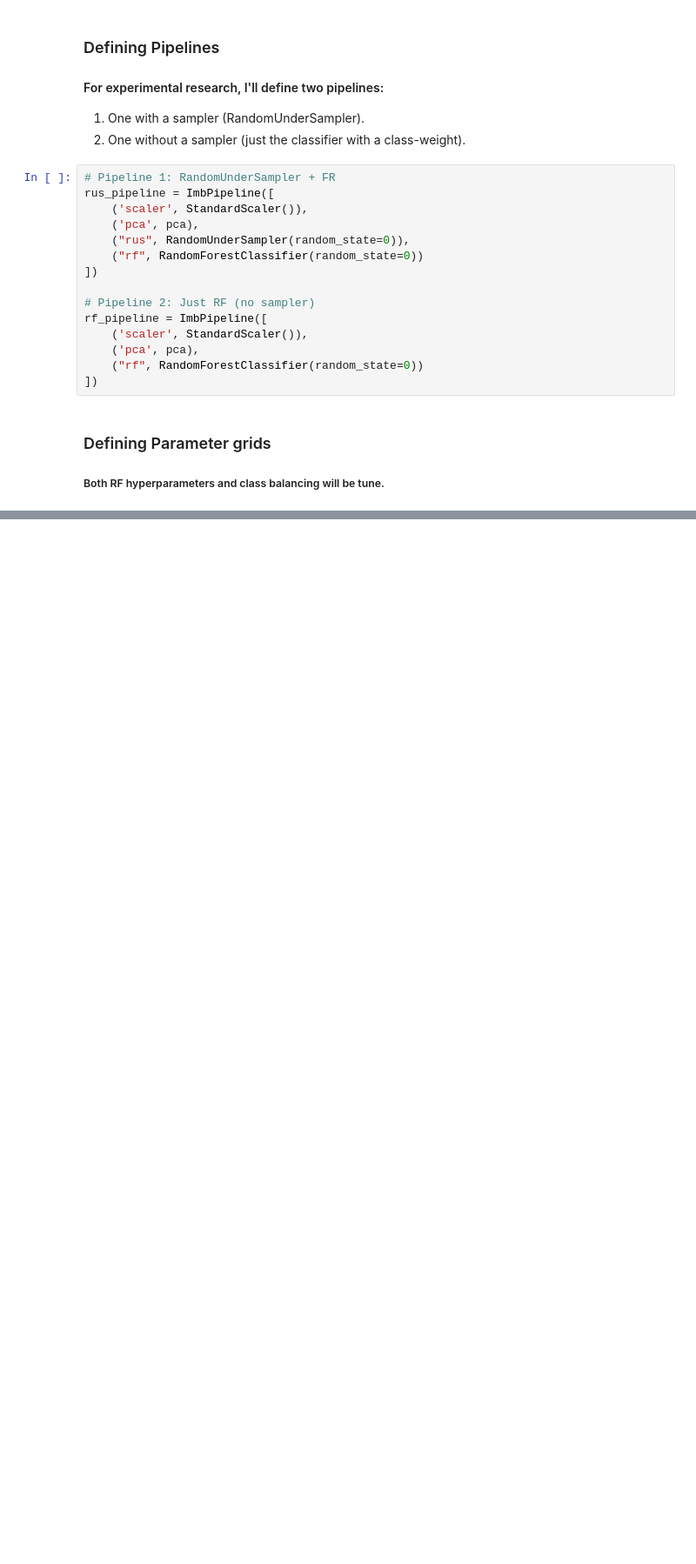
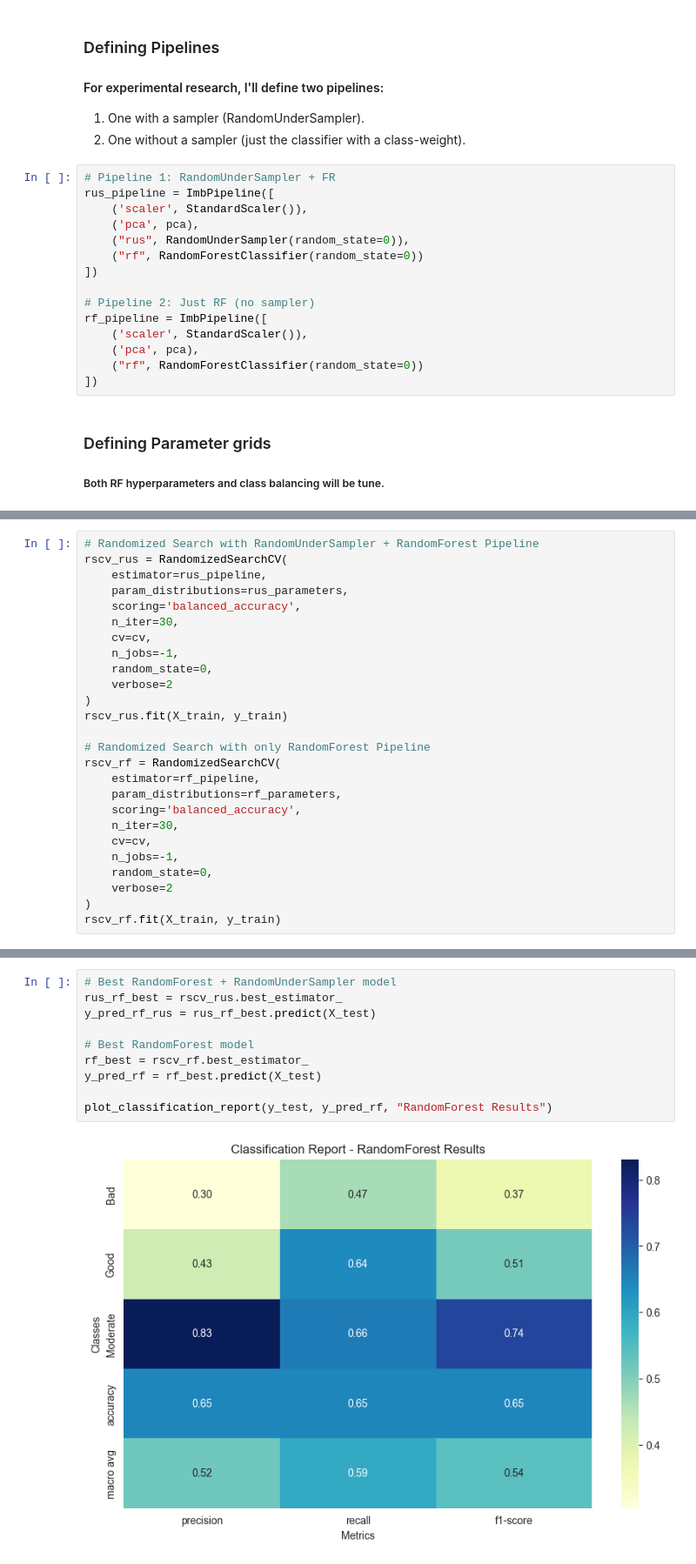
Before and after one commit to gps-stellar/Supervised-Classification-Regression, a Jupyter notebook: Winer-Recognition-Classification/Wine_Recognition_Classification.ipynb, the cells around one changed output, grey strips where cells are left out. Shown at 87% size. Drawn from its saved outputs; the diff is of its cells as text; blank space fills up the shorter version.

Commit message:
finished the RandomForestClassifier models and reports, nxt one is GradientBoostingClassifier

```diff
--- a/Winer-Recognition-Classification/Wine_Recognition_Classification.ipynb
+++ b/Winer-Recognition-Classification/Wine_Recognition_Classification.ipynb
@@ -389,0 +314,26 @@ Fitting 5 folds for each of 648 candidates, totalling 3240 fits
+# %%
+# Randomized Search with RandomUnderSampler + RandomForest Pipeline
+rscv_rus = RandomizedSearchCV(
+    estimator=rus_pipeline,
+    param_distributions=rus_parameters,
+    scoring='balanced_accuracy',
+    n_iter=30,
+    cv=cv,
+    n_jobs=-1,
+    random_state=0,
+    verbose=2
+)
+rscv_rus.fit(X_train, y_train)
+
+# Randomized Search with only RandomForest Pipeline
+rscv_rf = RandomizedSearchCV(
+    estimator=rf_pipeline,
+    param_distributions=rf_parameters,
+    scoring='balanced_accuracy',
+    n_iter=30,
+    cv=cv,
+    n_jobs=-1,
+    random_state=0,
+    verbose=2
+)
+rscv_rf.fit(X_train, y_train)
@@ -389,0 +361,12 @@ Fitting 5 folds for each of 648 candidates, totalling 3240 fits
+# %%
+# Best RandomForest + RandomUnderSampler model
+rus_rf_best = rscv_rus.best_estimator_
+y_pred_rf_rus = rus_rf_best.predict(X_test)
+
+# Best RandomForest model
+rf_best = rscv_rf.best_estimator_
+y_pred_rf = rf_best.predict(X_test)
+
+plot_classification_report(y_test, y_pred_rf, "RandomForest Results")
+# %% [output]
+[figure, added]
```
Also changed, not shown: parts of 17 cells of this notebook.
